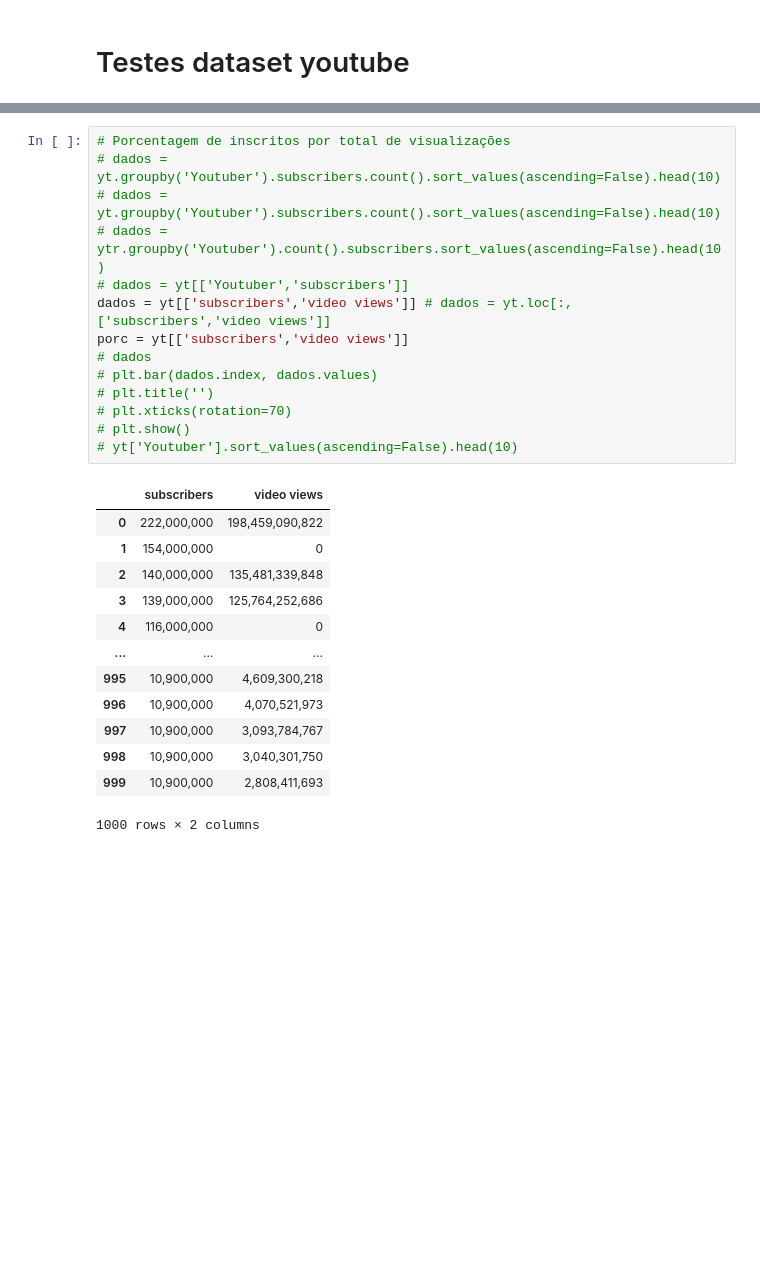
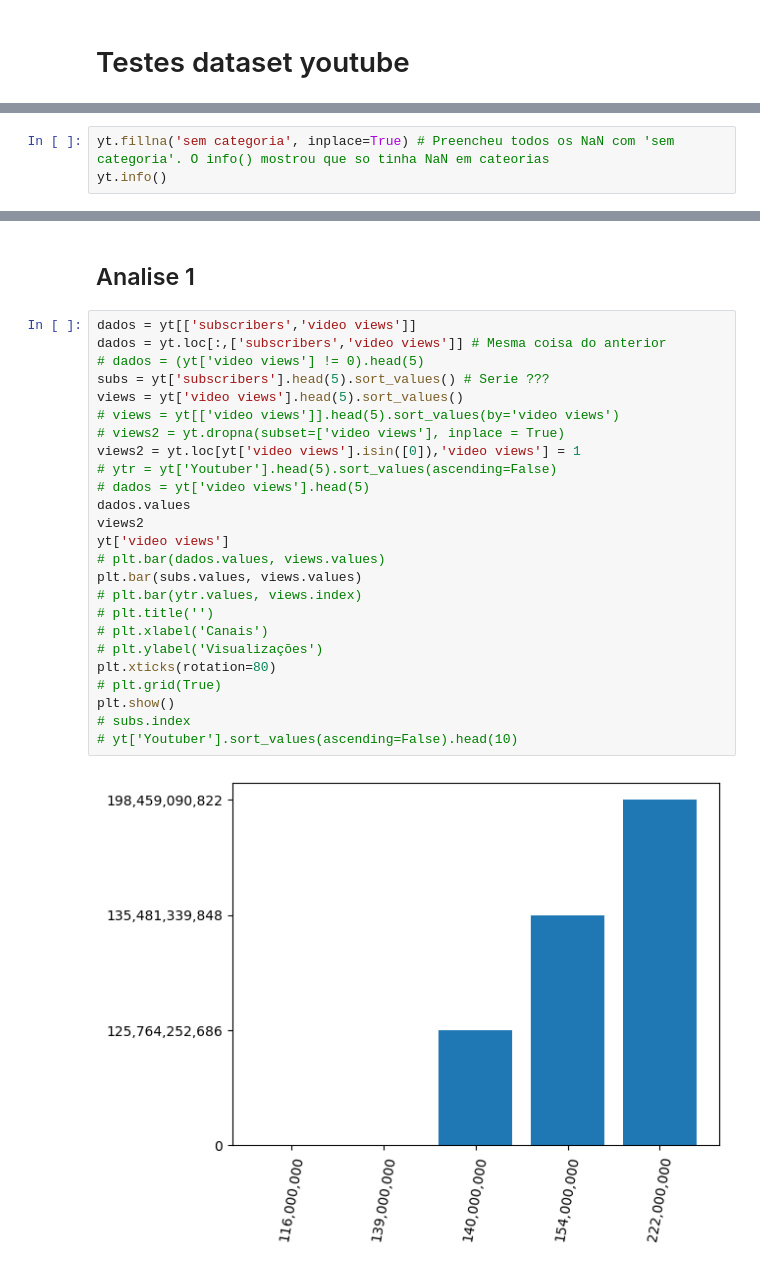
Before and after one commit to Edsondomingos/atividade-final-analise-dataset, a Jupyter notebook: testes/analise-dataset.ipynb, the cells around one changed output, grey strips where cells are left out. Drawn from its saved outputs; the diff is of its cells as text; blank space fills up the shorter version.

```diff
--- a/testes/analise-dataset.ipynb
+++ b/testes/analise-dataset.ipynb
@@ -65,0 +95,3 @@ ytr
+# %%
+yt.fillna('sem categoria', inplace=True) # Preencheu todos os NaN com 'sem categoria'. O info() mostrou que so tinha NaN em cateorias
+yt.info()
@@ -66,28 +113,29 @@ ytr
+# %% [markdown]
+## Analise 1
 # %%
-# Porcentagem de inscritos por total de visualizações
-# dados = yt.groupby('Youtuber').subscribers.count().sort_values(ascending=False).head(10)
-# dados = yt.groupby('Youtuber').subscribers.count().sort_values(ascending=False).head(10)
-# dados = ytr.groupby('Youtuber').count().subscribers.sort_values(ascending=False).head(10)
-# dados = yt[['Youtuber','subscribers']]
-dados = yt[['subscribers','video views']] # dados = yt.loc[:,['subscribers','video views']]
-porc = yt[['subscribers','video views']]
-# dados
-# plt.bar(dados.index, dados.values)
+dados = yt[['subscribers','video views']]
+dados = yt.loc[:,['subscribers','video views']] # Mesma coisa do anterior
+# dados = (yt['video views'] != 0).head(5)
+subs = yt['subscribers'].head(5).sort_values() # Serie ???
+views = yt['video views'].head(5).sort_values()
+# views = yt[['video views']].head(5).sort_values(by='video views')
+# views2 = yt.dropna(subset=['video views'], inplace = True)
+views2 = yt.loc[yt['video views'].isin([0]),'video views'] = 1
+# ytr = yt['Youtuber'].head(5).sort_values(ascending=False)
+# dados = yt['video views'].head(5)
+dados.values
+views2
+yt['video views']
+# plt.bar(dados.values, views.values)
+plt.bar(subs.values, views.values)
+# plt.bar(ytr.values, views.index)
 # plt.title('')
-# plt.xticks(rotation=70)
-# plt.show()
+# plt.xlabel('Canais')
+# plt.ylabel('Visualizações')
+plt.xticks(rotation=80)
+# plt.grid(True)
+plt.show()
+# subs.index
 # yt['Youtuber'].sort_values(ascending=False).head(10)
 # %% [output]
-|  | subscribers | video views |
-| 0 | 222,000,000 | 198,459,090,822 |
-| 1 | 154,000,000 | 0 |
-| 2 | 140,000,000 | 135,481,339,848 |
-| 3 | 139,000,000 | 125,764,252,686 |
-| 4 | 116,000,000 | 0 |
-| ... | ... | ... |
-| 995 | 10,900,000 | 4,609,300,218 |
-| 996 | 10,900,000 | 4,070,521,973 |
-| 997 | 10,900,000 | 3,093,784,767 |
-| 998 | 10,900,000 | 3,040,301,750 |
-| 999 | 10,900,000 | 2,808,411,693 |
-1000 rows × 2 columns
+[figure, added]
```
Also changed, not shown: parts of 11 cells of this notebook.
